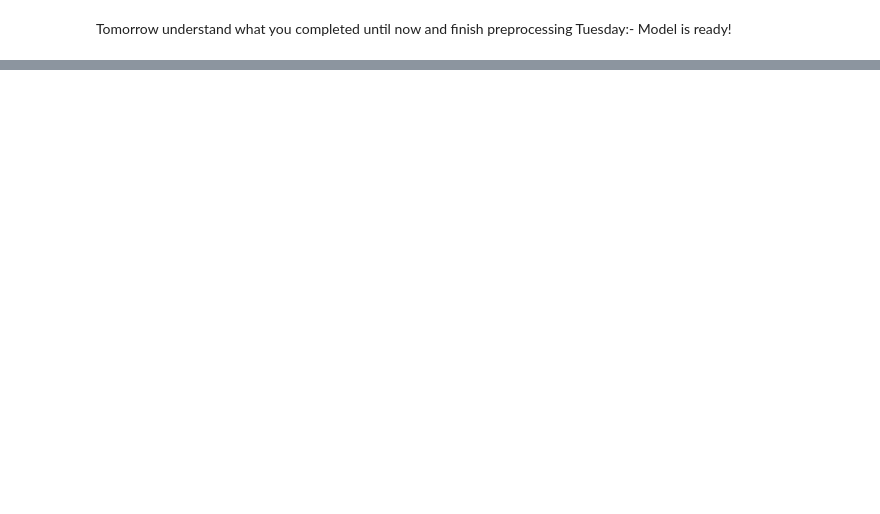
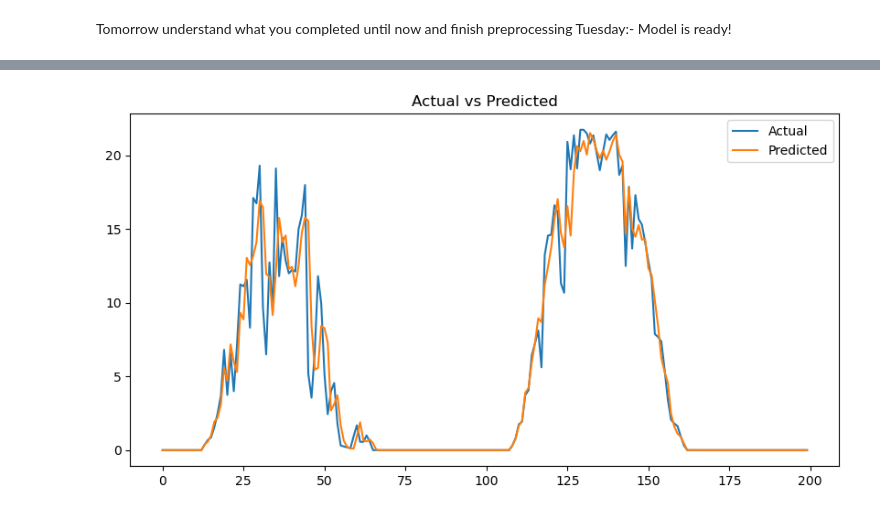
Before and after one commit to vihaanbishnoi/Solar-Panels, a Jupyter notebook: backend/notebooks/timeseries/timeseries.ipynb, the cells around one changed output, grey strips where cells are left out. Cells and saved outputs as stored; diff of their text form; code cells hidden in the pictures; blank space fills up the shorter version.

Commit message:
Model 2 for Solar Energy Prediction Ready

```diff
--- a/backend/notebooks/timeseries/timeseries.ipynb
+++ b/backend/notebooks/timeseries/timeseries.ipynb
@@ -371,0 +571,9 @@ Tuesday:- Model is ready!
+# %%
+train = data.iloc[:split_index]
+test = data.iloc[split_index:]
+# %%
+X_train = train[features]
+y_train = train['SolarGeneration']
+
+X_test = test[features]
+y_test = test['SolarGeneration']
@@ -371,0 +586,6 @@ Tuesday:- Model is ready!
+# %%
+from sklearn.ensemble import RandomForestRegressor
+
+model = RandomForestRegressor(n_estimators=100, random_state=42)
+
+model.fit(X_train, y_train)
@@ -371,0 +598,2 @@ Tuesday:- Model is ready!
+# %%
+pred = model.predict(X_test)
@@ -371,0 +644,11 @@ Tuesday:- Model is ready!
+# %%
+import matplotlib.pyplot as plt
+
+plt.figure(figsize=(10,5))
+plt.plot(y_test.values[:200], label='Actual')
+plt.plot(pred[:200], label='Predicted')
+plt.legend()
+plt.title("Actual vs Predicted")
+plt.show()
+# %% [output]
+[figure, added]
```
Also changed, not shown: parts of 37 cells of this notebook.
